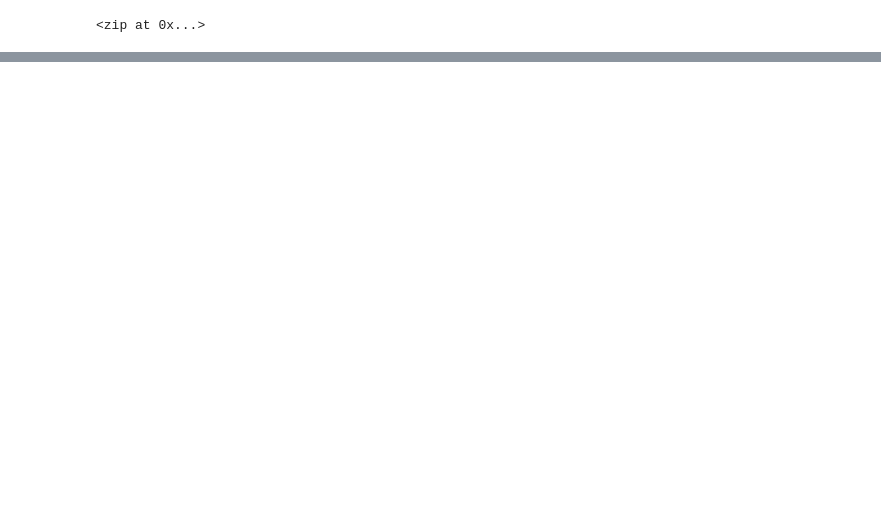
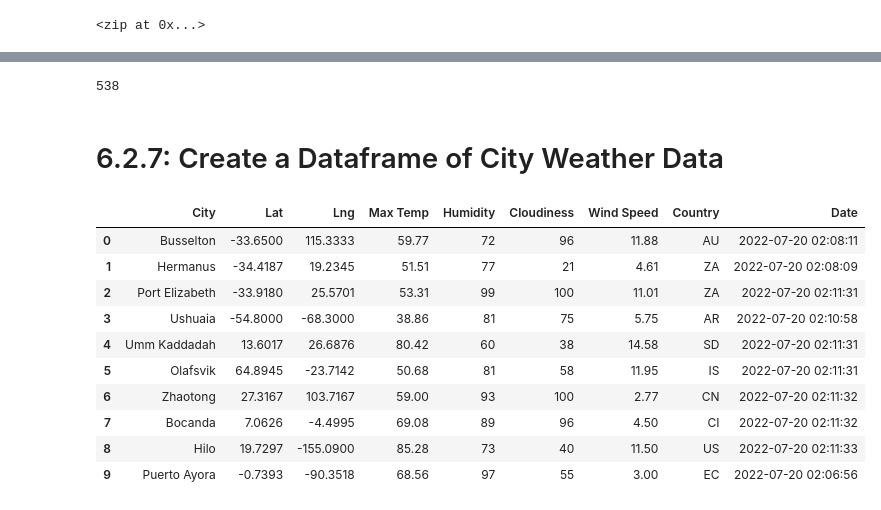
Before and after one commit to ashlemercer/World_Weather_Analysis, a Jupyter notebook: WeatherPy.ipynb, the cells around one changed output, grey strips where cells are left out. Cells and saved outputs as stored; diff of their text form; code cells hidden in the pictures; blank space fills up the shorter version.

Commit message:
City Data Frame.

```diff
--- a/WeatherPy.ipynb
+++ b/WeatherPy.ipynb
@@ -8,0 +21,4 @@ import numpy as np
+# %%
+# Starting URL for Weather Map API Call.
+url = "http://api.openweathermap.org/data/2.5/weather?units=Imperial&APPID=" + weather_api_key
+print(url)
@@ -55,0 +156,22 @@ len(cities)
+# %%
+len(city_data)
+# %% [output]
+538
+# %% [markdown]
+# 6.2.7: Create a Dataframe of City Weather Data
+# %%
+# Convert the array of dictionaries to a Pandas DataFrame.
+city_data_df = pd.DataFrame(city_data)
+city_data_df.head(10)
+# %% [output]
+|  | City | Lat | Lng | Max Temp | Humidity | Cloudiness | Wind Speed | Country | Date |
+| 0 | Busselton | -33.6500 | 115.3333 | 59.77 | 72 | 96 | 11.88 | AU | 2022-07-20 02:08:11 |
+| 1 | Hermanus | -34.4187 | 19.2345 | 51.51 | 77 | 21 | 4.61 | ZA | 2022-07-20 02:08:09 |
+| 2 | Port Elizabeth | -33.9180 | 25.5701 | 53.31 | 99 | 100 | 11.01 | ZA | 2022-07-20 02:11:31 |
+| 3 | Ushuaia | -54.8000 | -68.3000 | 38.86 | 81 | 75 | 5.75 | AR | 2022-07-20 02:10:58 |
+| 4 | Umm Kaddadah | 13.6017 | 26.6876 | 80.42 | 60 | 38 | 14.58 | SD | 2022-07-20 02:11:31 |
+| 5 | Olafsvik | 64.8945 | -23.7142 | 50.68 | 81 | 58 | 11.95 | IS | 2022-07-20 02:11:31 |
+| 6 | Zhaotong | 27.3167 | 103.7167 | 59.00 | 93 | 100 | 2.77 | CN | 2022-07-20 02:11:32 |
+| 7 | Bocanda | 7.0626 | -4.4995 | 69.08 | 89 | 96 | 4.50 | CI | 2022-07-20 02:11:32 |
+| 8 | Hilo | 19.7297 | -155.0900 | 85.28 | 73 | 40 | 11.50 | US | 2022-07-20 02:11:33 |
+| 9 | Puerto Ayora | -0.7393 | -90.3518 | 68.56 | 97 | 55 | 3.00 | EC | 2022-07-20 02:06:56 |
```
Also changed, not shown: parts of 9 cells of this notebook.
